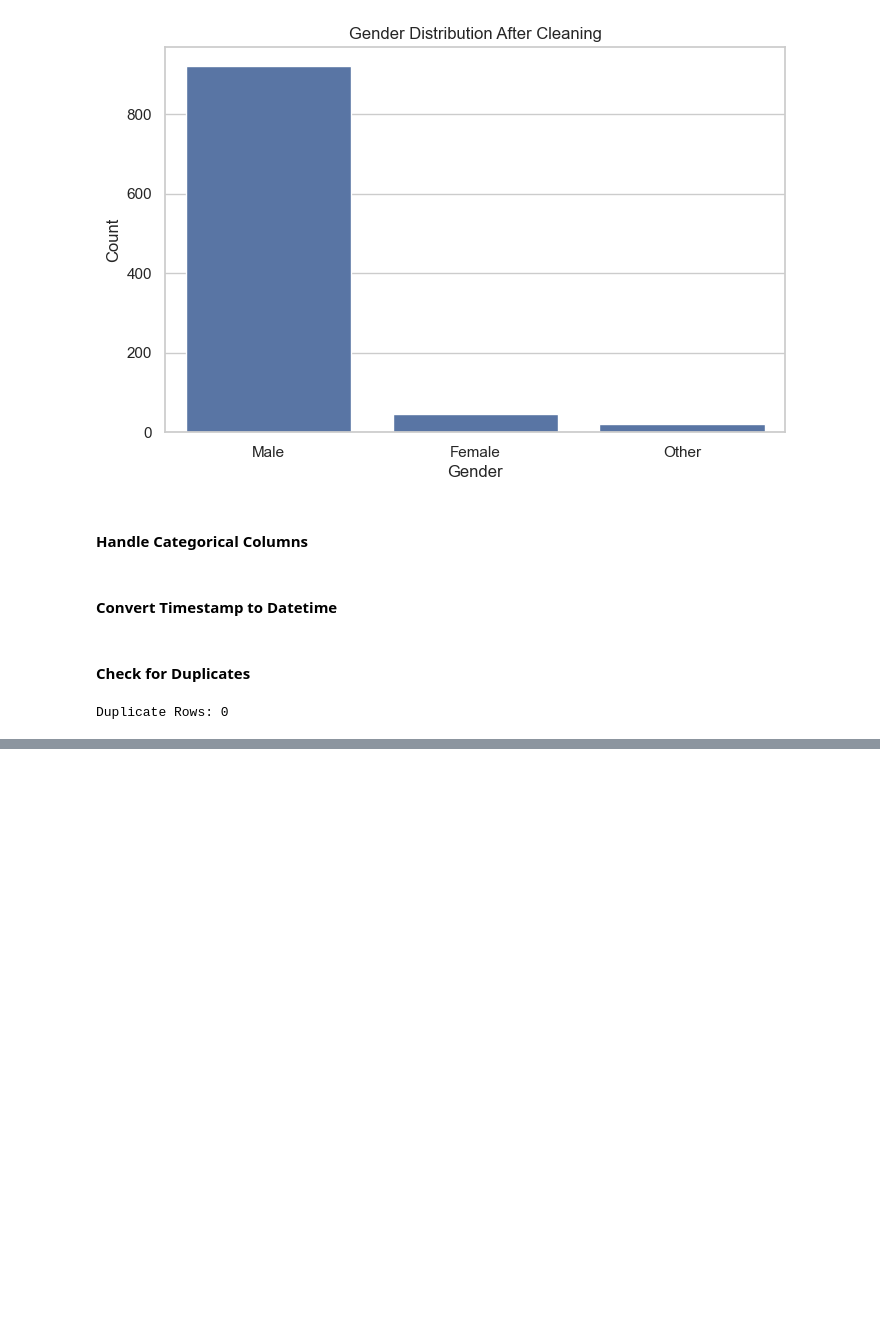
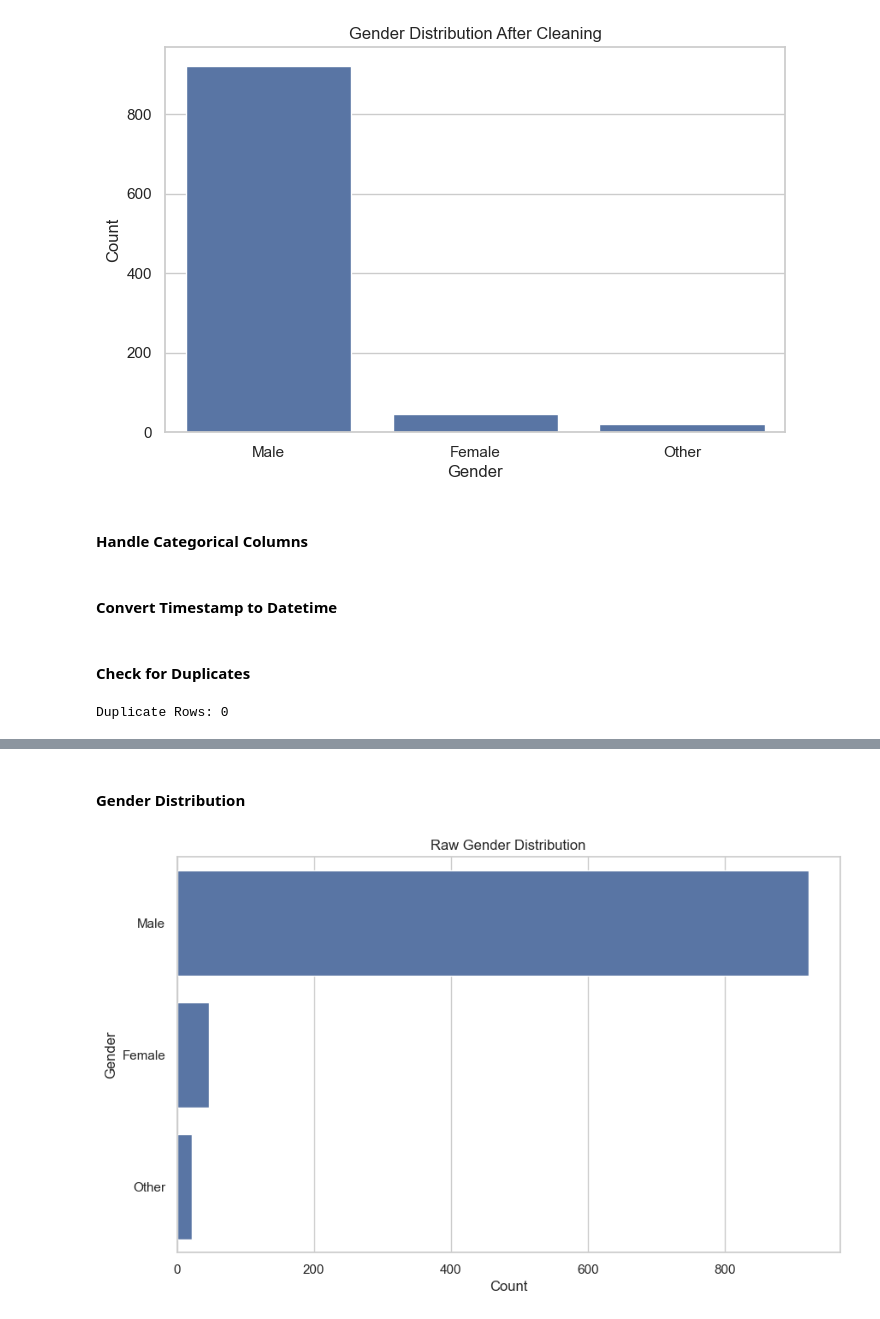
Before and after one commit to RahatBinOamr/mental-health-tech-survey, a Jupyter notebook: mental_helth.ipynb, the cells around one changed output, grey strips where cells are left out. Drawn from its saved outputs; the diff is of its cells as text; code cells hidden in the pictures; blank space fills up the shorter version.

```diff
--- a/mental_helth.ipynb
+++ b/mental_helth.ipynb
@@ -352,0 +378,11 @@ Duplicate Rows: 0
+# %% [markdown]
+#### Gender Distribution
+# %%
+plt.figure(figsize=(10, 6))
+sns.countplot(y='Gender', data=df, order=df['Gender'].value_counts().index)
+plt.title('Raw Gender Distribution')
+plt.xlabel('Count')
+plt.ylabel('Gender')
+plt.show()
+# %% [output]
+[figure, added]
```
Also changed, not shown: parts of 15 cells of this notebook.
